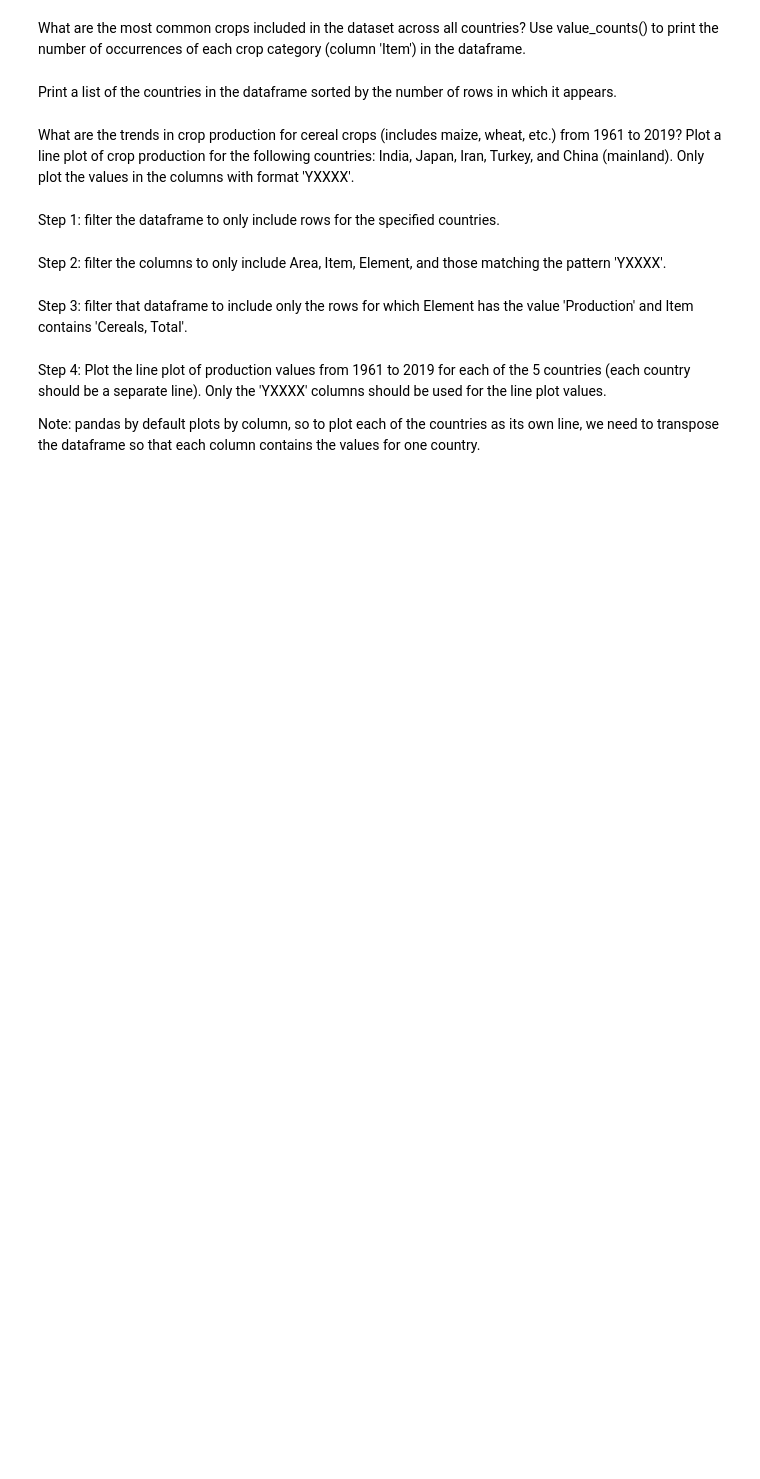
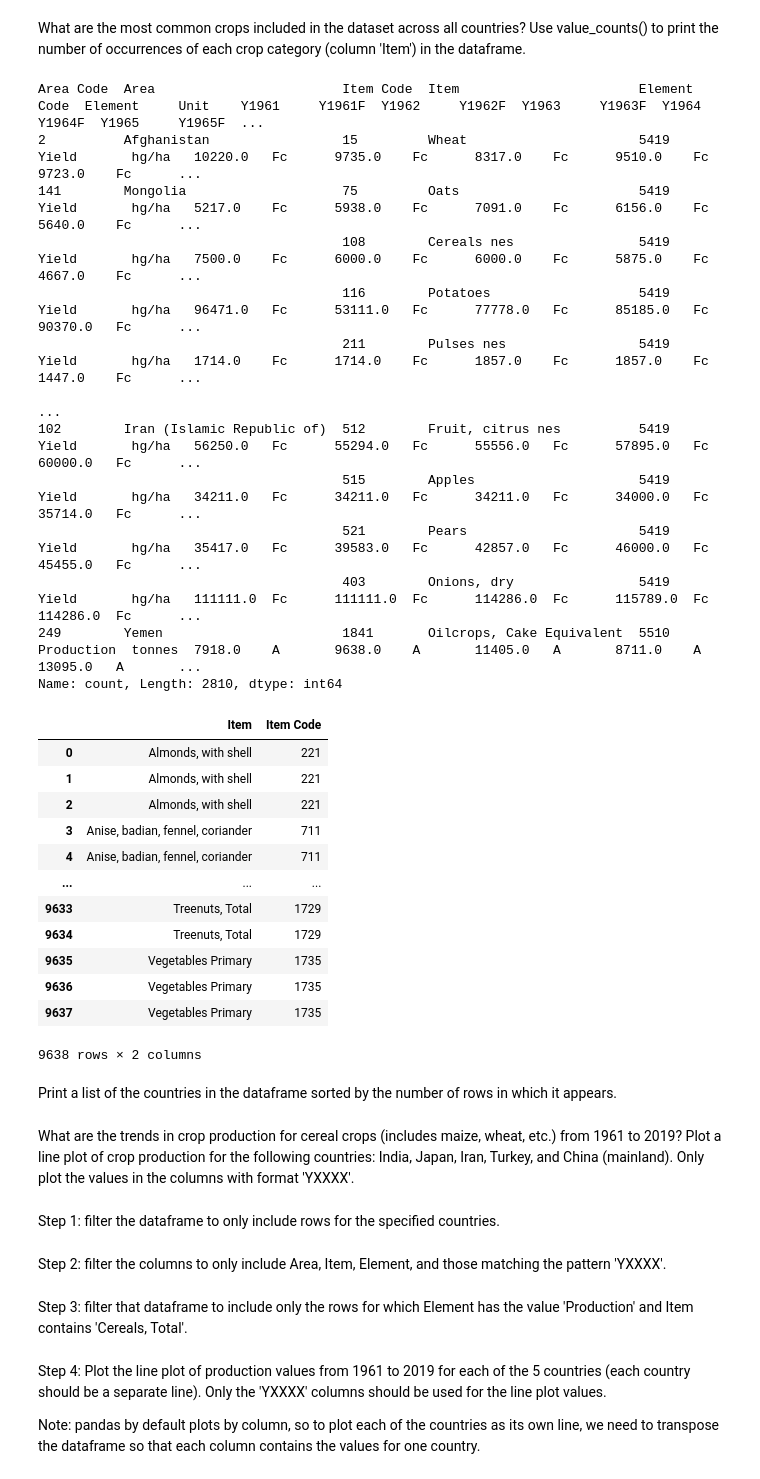
Before and after one commit to Sneberger/CSE572Lab1, a Jupyter notebook: Spring2024_CSE572_Lab1_Intro_to_Python_Pandas.ipynb, the cells around one changed output. Saved outputs shown, nothing was run; the diff lists cells and outputs as text; code cells hidden in the pictures; blank space fills up the shorter version.

```diff
--- a/Spring2024_CSE572_Lab1_Intro_to_Python_Pandas.ipynb
+++ b/Spring2024_CSE572_Lab1_Intro_to_Python_Pandas.ipynb
@@ -855,3 +866,37 @@ What are the most common crops included in the dataset across all countries? Use
+# %%
+#playing with code above to get started with Pandas
+print(prod.value_counts(ascending=True))
+df1 = prod[['Item', 'Item Code']]
+df1
+#may need sorting may need collation - we might want to ask
+#print('Most common crops: {}'.format(len(prod['Item'].unique())))
+# %% [output]
+Area Code  Area                        Item Code  Item                       Element Code  Element     Unit    Y1961     Y1961F  Y1962     Y1962F  Y1963     Y1963F  Y1964     Y1964F  Y1965     Y1965F  ...
+2          Afghanistan                 15         Wheat                      5419          Yield       hg/ha   10220.0   Fc      9735.0    Fc      8317.0    Fc      9510.0    Fc      9723.0    Fc      ...
+141        Mongolia                    75         Oats                       5419          Yield       hg/ha   5217.0    Fc      5938.0    Fc      7091.0    Fc      6156.0    Fc      5640.0    Fc      ...
+                                       108        Cereals nes                5419          Yield       hg/ha   7500.0    Fc      6000.0    Fc      6000.0    Fc      5875.0    Fc      4667.0    Fc      ...
+                                       116        Potatoes                   5419          Yield       hg/ha   96471.0   Fc      53111.0   Fc      77778.0   Fc      85185.0   Fc      90370.0   Fc      ...
+                                       211        Pulses nes                 5419          Yield       hg/ha   1714.0    Fc      1714.0    Fc      1857.0    Fc      1857.0    Fc      1447.0    Fc      ...
+                                                                                                                                                                                                         ...
+102        Iran (Islamic Republic of)  512        Fruit, citrus nes          5419          Yield       hg/ha   56250.0   Fc      55294.0   Fc      55556.0   Fc      57895.0   Fc      60000.0   Fc      ...
+                                       515        Apples                     5419          Yield       hg/ha   34211.0   Fc      34211.0   Fc      34211.0   Fc      34000.0   Fc      35714.0   Fc      ...
+                                       521        Pears                      5419          Yield       hg/ha   35417.0   Fc      39583.0   Fc      42857.0   Fc      46000.0   Fc      45455.0   Fc      ...
+                                       403        Onions, dry                5419          Yield       hg/ha   111111.0  Fc      111111.0  Fc      114286.0  Fc      115789.0  Fc      114286.0  Fc      ...
+249        Yemen                       1841       Oilcrops, Cake Equivalent  5510          Production  tonnes  7918.0    A       9638.0    A       11405.0   A       8711.0    A       13095.0   A       ...
+Name: count, Length: 2810, dtype: int64
+|  | Item | Item Code |
+| 0 | Almonds, with shell | 221 |
+| 1 | Almonds, with shell | 221 |
+| 2 | Almonds, with shell | 221 |
+| 3 | Anise, badian, fennel, coriander | 711 |
+| 4 | Anise, badian, fennel, coriander | 711 |
+| ... | ... | ... |
+| 9633 | Treenuts, Total | 1729 |
+| 9634 | Treenuts, Total | 1729 |
+| 9635 | Vegetables Primary | 1735 |
+| 9636 | Vegetables Primary | 1735 |
+| 9637 | Vegetables Primary | 1735 |
+9638 rows × 2 columns
 # %% [markdown]
 Print a list of the countries in the dataframe sorted by the number of rows in which it appears.
 # %%
```
Also changed, not shown: parts of 3 cells of this notebook.
